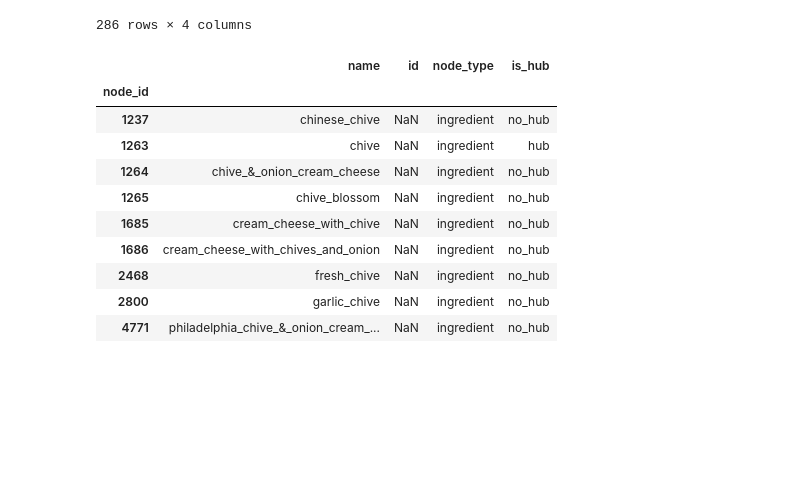
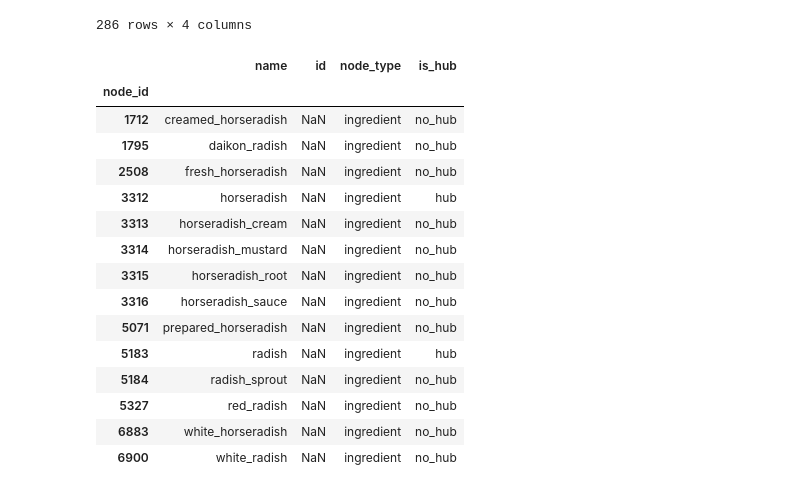
Before and after one commit to Marcrulo/ElevateMyDish, a Jupyter notebook: src/main.ipynb, the cells around one changed output. Drawn from its saved outputs; the diff is of its cells as text; code cells hidden in the pictures; blank space fills up the shorter version.

```diff
--- a/src/main.ipynb
+++ b/src/main.ipynb
@@ -45,19 +45,24 @@ edges[(edges['id_1']==1263) | (edges['id_2']==1263)]
 | 132330 | 1263 | 8639 | NaN | ingr-fcomp |
 286 rows × 4 columns
 # %%
-subset = nodes[nodes['name'].str.contains('chive', case=False, na=False)]
+subset = nodes[nodes['name'].str.contains('radish', case=False, na=False)]
 # subset = subset[subset['is_hub'] == 'hub']
 subset
 # %% [output]
 |  | name | id | node_type | is_hub |
 | node_id |  |  |  |  |
-| 1237 | chinese_chive | NaN | ingredient | no_hub |
-| 1263 | chive | NaN | ingredient | hub |
-| 1264 | chive_&_onion_cream_cheese | NaN | ingredient | no_hub |
-| 1265 | chive_blossom | NaN | ingredient | no_hub |
-| 1685 | cream_cheese_with_chive | NaN | ingredient | no_hub |
-| 1686 | cream_cheese_with_chives_and_onion | NaN | ingredient | no_hub |
-| 2468 | fresh_chive | NaN | ingredient | no_hub |
-| 2800 | garlic_chive | NaN | ingredient | no_hub |
-| 4771 | philadelphia_chive_&_onion_cream_... | NaN | ingredient | no_hub |
+| 1712 | creamed_horseradish | NaN | ingredient | no_hub |
+| 1795 | daikon_radish | NaN | ingredient | no_hub |
+| 2508 | fresh_horseradish | NaN | ingredient | no_hub |
+| 3312 | horseradish | NaN | ingredient | hub |
+| 3313 | horseradish_cream | NaN | ingredient | no_hub |
+| 3314 | horseradish_mustard | NaN | ingredient | no_hub |
+| 3315 | horseradish_root | NaN | ingredient | no_hub |
+| 3316 | horseradish_sauce | NaN | ingredient | no_hub |
+| 5071 | prepared_horseradish | NaN | ingredient | no_hub |
+| 5183 | radish | NaN | ingredient | hub |
+| 5184 | radish_sprout | NaN | ingredient | no_hub |
+| 5327 | red_radish | NaN | ingredient | no_hub |
+| 6883 | white_horseradish | NaN | ingredient | no_hub |
+| 6900 | white_radish | NaN | ingredient | no_hub |
 # %%
```
Also changed, not shown: parts of 3 cells of this notebook, 2 other files.
